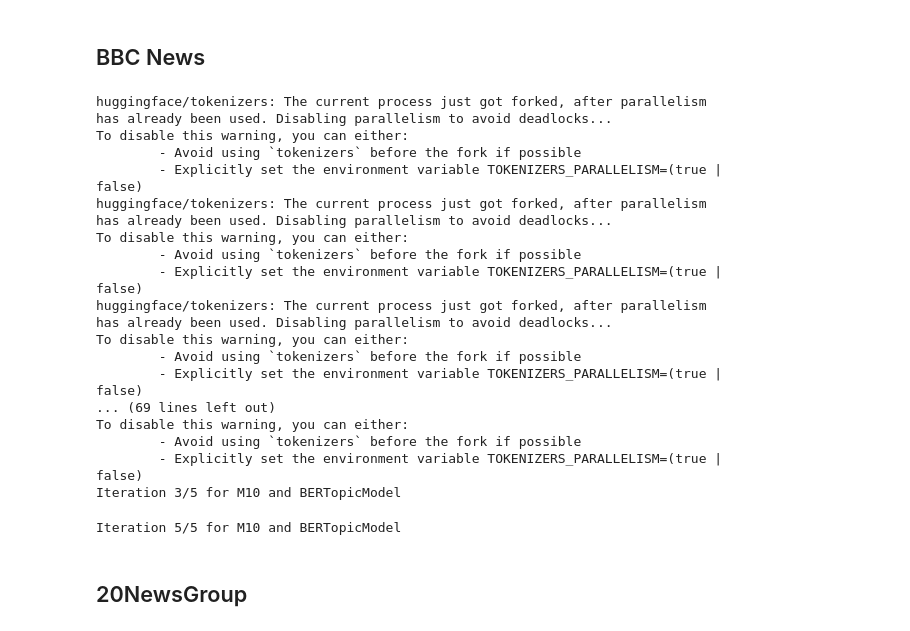
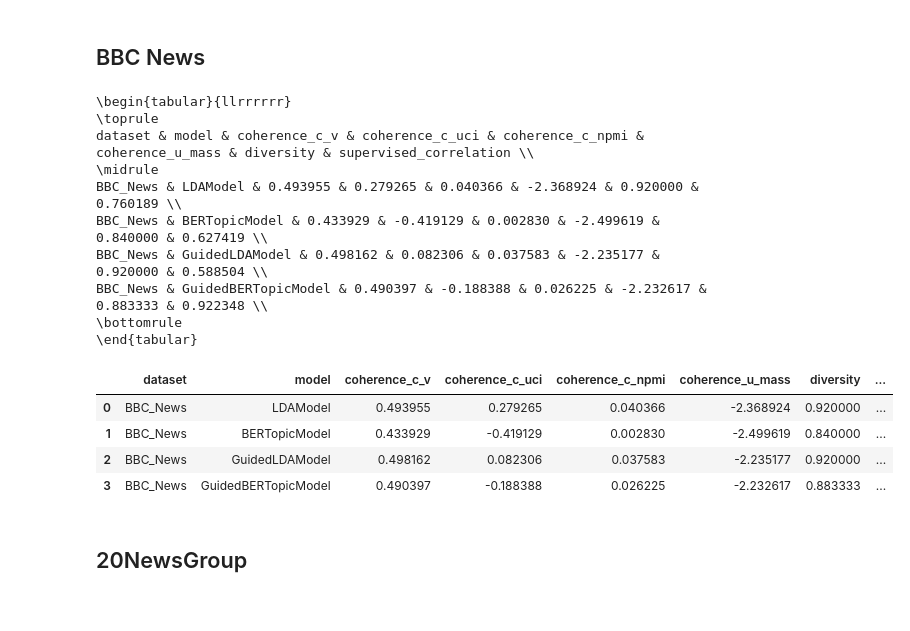
Before and after one commit to yoest/Topic-Modeling-Analysis, a Jupyter notebook: topic_modeling/tm_comparison/test_01.ipynb, the cells around one changed output. Drawn from its saved outputs; the diff is of its cells as text; code cells hidden in the pictures.

```diff
--- a/tm_comparison/test01.ipynb
+++ b/topic_modeling/tm_comparison/test_01.ipynb
@@ -34,7 +34,6 @@ class Model:
         self.defined_keywords = [keywords.split(' ') for keywords in self.labels_df['class_keywords'].tolist()]
 
         self.num_topics = len(set(self.labels))
-        self.random_n_iter = 5
 
     def train(self):
         """ Train the model """
@@ -144,7 +143,7 @@ class BERTopicModel(Model):
             "test-topic-document-matrix": self.probs.transpose()
         }
 # %%
-class GuidedLDA(Model):
+class GuidedLDAModel(Model):
 
     def __init__(self, dataset_name: str) -> None:
         super().__init__(dataset_name)
@@ -188,8 +187,11 @@ class GuidedLDA(Model):
 
     def get_output(self):
         """ See the documentation of the parent class """
+        topics = [self.model.show_topic(topicid, topn=10) for topicid in range(self.num_topics)]
+        topics = [[word for word, _ in topic] for topic in topics]
+
         return {
-            "topics": [self.model.show_topic(topicid, topn=10) for topicid in range(self.num_topics)],
+            "topics": topics,
             "topic-document-matrix": None,
             "topic-word-matrix": None,
             "test-topic-document-matrix": None
@@ -203,6 +205,6 @@ class GuidedBERTopicModel(BERTopicModel):
     def train(self) -> None:
         """ See the documentation of the parent class """
         umap = UMAP(n_neighbors=15, n_components=5, min_dist=0.0, metric='cosine', low_memory=False, random_state=0)
-        self.model = BERTopic(language="english", calculate_probabilities=True, nr_topics=self.num_topics, umap_model=umap, seed_topic_list=self.defined_keywords)
-        self.model.fit(self.documents)
+        self.bert_model = BERTopic(language="english", calculate_probabilities=True, nr_topics=self.num_topics, umap_model=umap, seed_topic_list=self.defined_keywords)
+        self.topics, self.probs = self.bert_model.fit_transform(self.documents)
 # %%
@@ -261,31 +274,28 @@ def compute_metrics_df(dataset_names, models, n_iterations=10):
     return metrics_df
 # %%
-models = [LDAModel, BERTopicModel]
+models = [LDAModel, BERTopicModel, GuidedLDAModel, GuidedBERTopicModel]
 # %% [markdown]
 ## BBC News
 # %%
-bbc_news_metrics_df = compute_metrics_df(dataset_names=['BBC_News'], models=models, n_iterations=5)
+bbc_news_metrics_df = compute_metrics_df(dataset_name='BBC_News', models=models, n_iterations=5, load_from_file=True)
 print(bbc_news_metrics_df.to_latex(index=False))
 bbc_news_metrics_df
 # %% [output]
-huggingface/tokenizers: The current process just got forked, after parallelism has already been used. Disabling parallelism to avoid deadlocks...
-To disable this warning, you can either:
-        - Avoid using `tokenizers` before the fork if possible
-        - Explicitly set the environment variable TOKENIZERS_PARALLELISM=(true | false)
-huggingface/tokenizers: The current process just got forked, after parallelism has already been used. Disabling parallelism to avoid deadlocks...
-To disable this warning, you can either:
-        - Avoid using `tokenizers` before the fork if possible
-        - Explicitly set the environment variable TOKENIZERS_PARALLELISM=(true | false)
-huggingface/tokenizers: The current process just got forked, after parallelism has already been used. Disabling parallelism to avoid deadlocks...
-To disable this warning, you can either:
-        - Avoid using `tokenizers` before the fork if possible
-        - Explicitly set the environment variable TOKENIZERS_PARALLELISM=(true | false)
-... (69 lines left out)
-To disable this warning, you can either:
-        - Avoid using `tokenizers` before the fork if possible
-        - Explicitly set the environment variable TOKENIZERS_PARALLELISM=(true | false)
-Iteration 3/5 for M10 and BERTopicModel
+\begin{tabular}{llrrrrrr}
+\toprule
+dataset & model & coherence_c_v & coherence_c_uci & coherence_c_npmi & coherence_u_mass & diversity & supervised_correlation \\
+\midrule
+BBC_News & LDAModel & 0.493955 & 0.279265 & 0.040366 & -2.368924 & 0.920000 & 0.760189 \\
+BBC_News & BERTopicModel & 0.433929 & -0.419129 & 0.002830 & -2.499619 & 0.840000 & 0.627419 \\
+BBC_News & GuidedLDAModel & 0.498162 & 0.082306 & 0.037583 & -2.235177 & 0.920000 & 0.588504 \\
+BBC_News & GuidedBERTopicModel & 0.490397 & -0.188388 & 0.026225 & -2.232617 & 0.883333 & 0.922348 \\
+\bottomrule
+\end{tabular}
-Iteration 5/5 for M10 and BERTopicModel
+|  | dataset | model | coherence_c_v | coherence_c_uci | coherence_c_npmi | coherence_u_mass | diversity | ... |
+| 0 | BBC_News | LDAModel | 0.493955 | 0.279265 | 0.040366 | -2.368924 | 0.920000 | ... |
+| 1 | BBC_News | BERTopicModel | 0.433929 | -0.419129 | 0.002830 | -2.499619 | 0.840000 | ... |
+| 2 | BBC_News | GuidedLDAModel | 0.498162 | 0.082306 | 0.037583 | -2.235177 | 0.920000 | ... |
+| 3 | BBC_News | GuidedBERTopicModel | 0.490397 | -0.188388 | 0.026225 | -2.232617 | 0.883333 | ... |
 # %% [markdown]
 ## 20NewsGroup
 # %%
```
Also changed, not shown: parts of 1 cell of this notebook, 4 other files.
